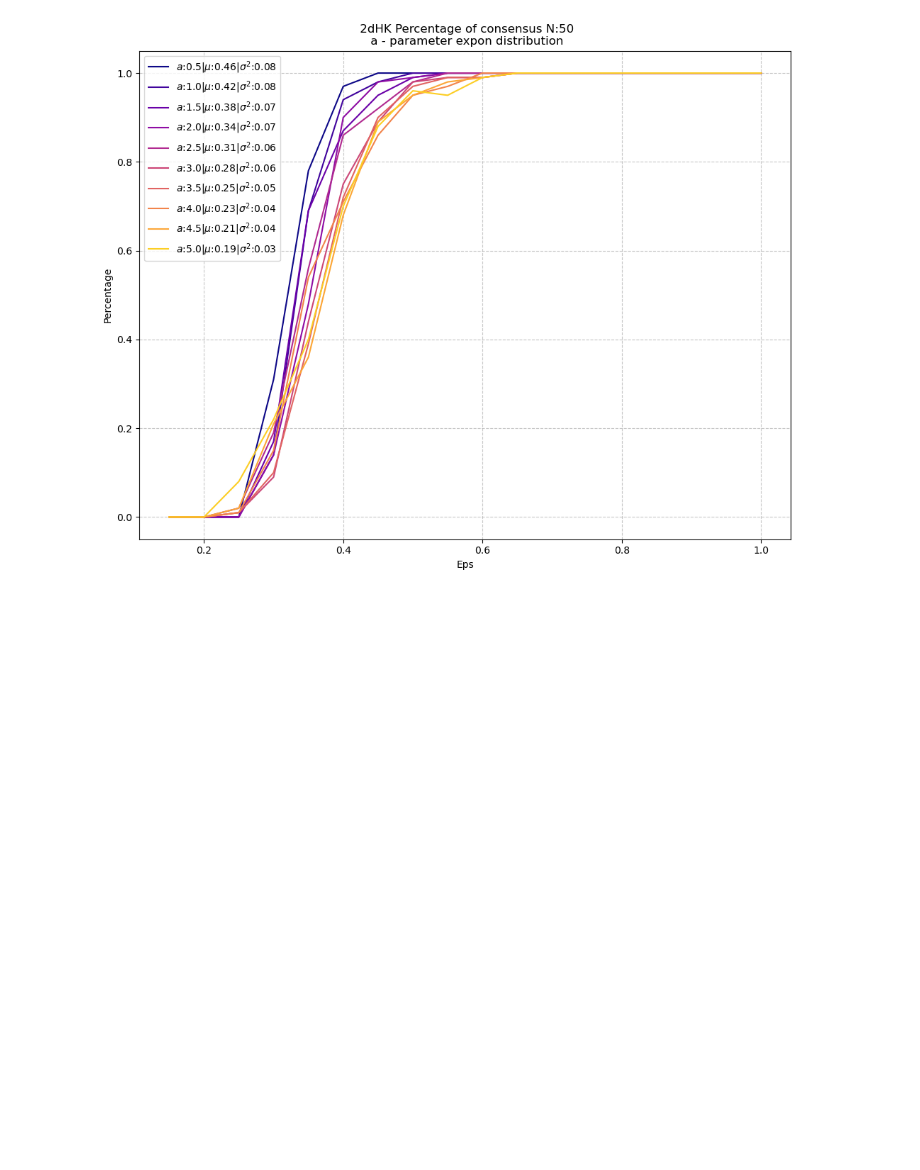
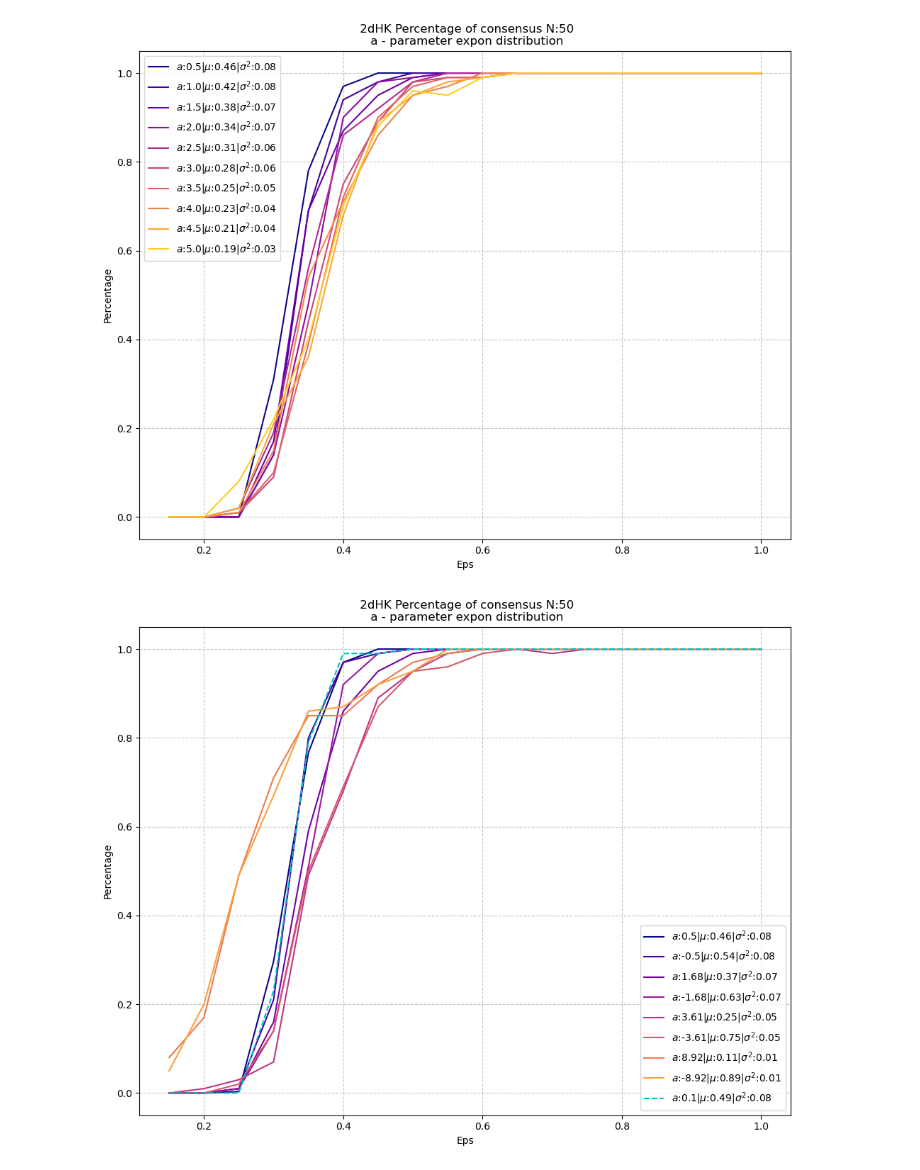
Before and after one commit to ash00748/Hegselmann-Krause-project, a Jupyter notebook: 2d HK/2dHK_expon.ipynb, the cells around one changed output. Cells and saved outputs as stored; diff of their text form; code cells hidden in the pictures; blank space fills up the shorter version.

Commit message:
expon

```diff
--- a/2d HK/2dHK_expon.ipynb
+++ b/2d HK/2dHK_expon.ipynb
@@ -123,0 +148,3 @@ E, D
+# %%
+delta = [round(i,2)for i in np.arange(0.05, 0.41, 0.1)]
+delta
@@ -123,0 +153,8 @@ E, D
+# %%
+mu = []
+mean=0.5
+for i in delta:
+    mu.append(round(mean-i,2))
+    mu.append(round(mean+i,2))
+mu.append(0.49)
+mu
@@ -123,0 +163,7 @@ E, D
+# %%
+sigma=0.049
+params_array=[]
+for m in mu:
+    a = expon_distrib_Esigma2a(m, sigma)
+    params_array.append(round(a,2))
+params_array
@@ -124,7 +178,7 @@ E, D
 # %%
 experiments = 100
 # %%
-experiment = 0 ##consensus_data.index[-1] +1
+experiment = consensus_data.index[-1] +1
 
 simulation_func = HK_2D_sim_fast
 count_consensus = 0
@@ -201,3 +255,36 @@ plt.show()
 [figure]
 # %%
 consensus_data.to_csv('expon_distib_consensus_data.csv',sep=";", index=False)
+# %%
+plt.figure(figsize=(10, 8))
+
+cmap = mp.cm.get_cmap("plasma")
+norm=plt.Normalize(vmin=0, vmax=len(params_array))
+sm = plt.cm.ScalarMappable(cmap=cmap, norm=norm)
+
+# Plot lines for each beta value
+for i in range (len(params_array[:-1])):
+    alpha = params_array[i]
+    df = consensus_data.query('alpha==@alpha and N == @N')
+    color=np.array(cmap(norm(i)))
+    E, sigma = expon_distrib_a2Esigma(alpha)
+    plt.plot(df['eps'], df['consensus_probabity']/df['simulation_count'], label=f'$a$:{round(alpha,2)}|$\mu$:{E:0.2f}|$\sigma^2$:{sigma:.2f}', c=color )
+alpha = params_array[-1]
+df = consensus_data.query('alpha==@alpha and N == @N')
+color="--c"
+E, sigma = expon_distrib_a2Esigma(a)
+plt.plot(df['eps'], df['consensus_probabity']/df['simulation_count'], color ,label=f'$a$:{round(alpha,2)}|$\mu$:{E:0.2f}|$\sigma^2$:{sigma:.2f}' )
+
+
+# Adding the HK_sample line (you'll need to adjust this based on your actual data)
+plt.title(f' 2dHK Percentage of consensus N:{N}\n a - parameter expon distribution')
+plt.xlabel('Eps')
+plt.ylabel('Percentage')
+plt.legend()
+# Add a grid
+plt.grid(True, linestyle='--', alpha=0.7)
+
+plt.tight_layout()
+plt.show()
+# %% [output]
+[figure, added]
```
Also changed, not shown: parts of 10 cells of this notebook, 5 other files.
